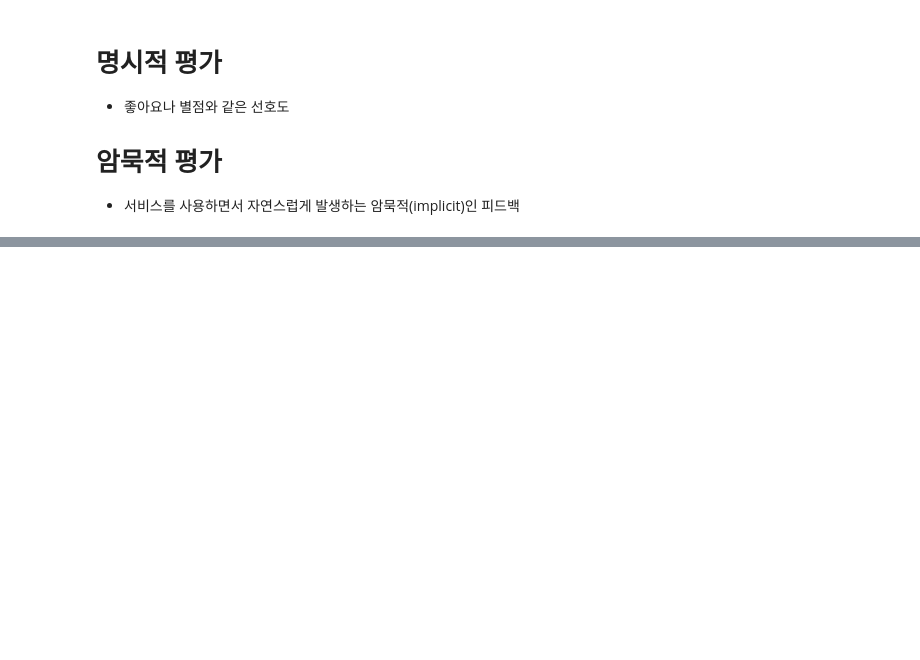
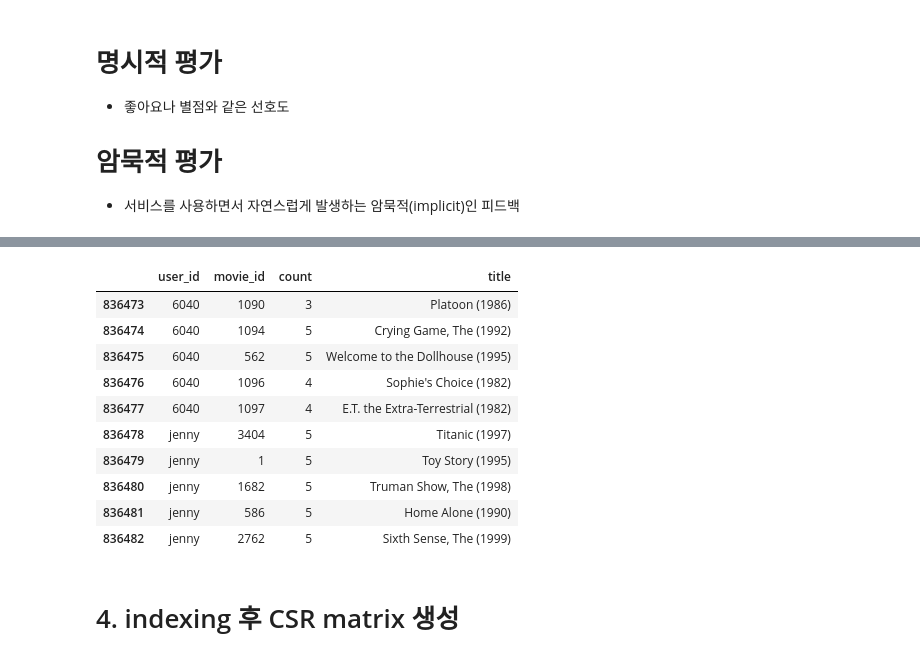
Before and after one commit to JUHYUN030/AIFFEL_project, a Jupyter notebook: [E-14]recommendation_movie.ipynb, the cells around one changed output, grey strips where cells are left out. Cells and saved outputs as stored; diff of their text form; code cells hidden in the pictures; blank space fills up the shorter version.

```diff
--- a/[E-14]recommendation_movie.ipynb
+++ b/[E-14]recommendation_movie.ipynb
@@ -240,0 +73,6 @@ Ratio of only_one over all data is 0.84%
+# %%
+# 영화 제목을 보기 위해 메타 데이터를 읽어옵니다.
+movie_file_path=os.getenv('HOME') + '/aiffel/recommendata_iu/data/ml-1m/movies.dat'
+cols = ['movie_id', 'title', 'genre']
+movies = pd.read_csv(movie_file_path, sep='::', names=cols, engine='python', encoding='ISO-8859-1')
+movies.head(10)
@@ -240,0 +91,4 @@ Ratio of only_one over all data is 0.84%
+# %%
+# 평점과 제목 데이터프레임 합치기
+ratings = ratings.join(movies.set_index('movie_id'), on='movie_id')
+ratings.head()
@@ -240,0 +102,4 @@ Ratio of only_one over all data is 0.84%
+# %%
+# 사용하지 않는 컬럼 제거
+ratings = ratings.drop(columns=['timestamp', 'genre'])
+ratings.head()
@@ -240,0 +192,19 @@ Ratio of only_one over all data is 0.84%
+# %%
+if not ratings.isin({'user_id':['jenny']})['user_id'].any():  # user_id에 'jenny'라는 데이터가 없다면
+    ratings = ratings.append(my_movielist, ignore_index=True)   # 위에 임의로 만든 my_favorite 데이터를 추가해 줍니다.
+
+ratings.tail(10)       # 잘 추가되었는지 확인해 봅시다.
+# %% [output]
+|  | user_id | movie_id | count | title |
+| 836473 | 6040 | 1090 | 3 | Platoon (1986) |
+| 836474 | 6040 | 1094 | 5 | Crying Game, The (1992) |
+| 836475 | 6040 | 562 | 5 | Welcome to the Dollhouse (1995) |
+| 836476 | 6040 | 1096 | 4 | Sophie's Choice (1982) |
+| 836477 | 6040 | 1097 | 4 | E.T. the Extra-Terrestrial (1982) |
+| 836478 | jenny | 3404 | 5 | Titanic (1997) |
+| 836479 | jenny | 1 | 5 | Toy Story (1995) |
+| 836480 | jenny | 1682 | 5 | Truman Show, The (1998) |
+| 836481 | jenny | 586 | 5 | Home Alone (1990) |
+| 836482 | jenny | 2762 | 5 | Sixth Sense, The (1999) |
+# %% [markdown]
+# 4. indexing 후 CSR matrix 생성
```
Also changed, not shown: parts of 62 cells of this notebook.
